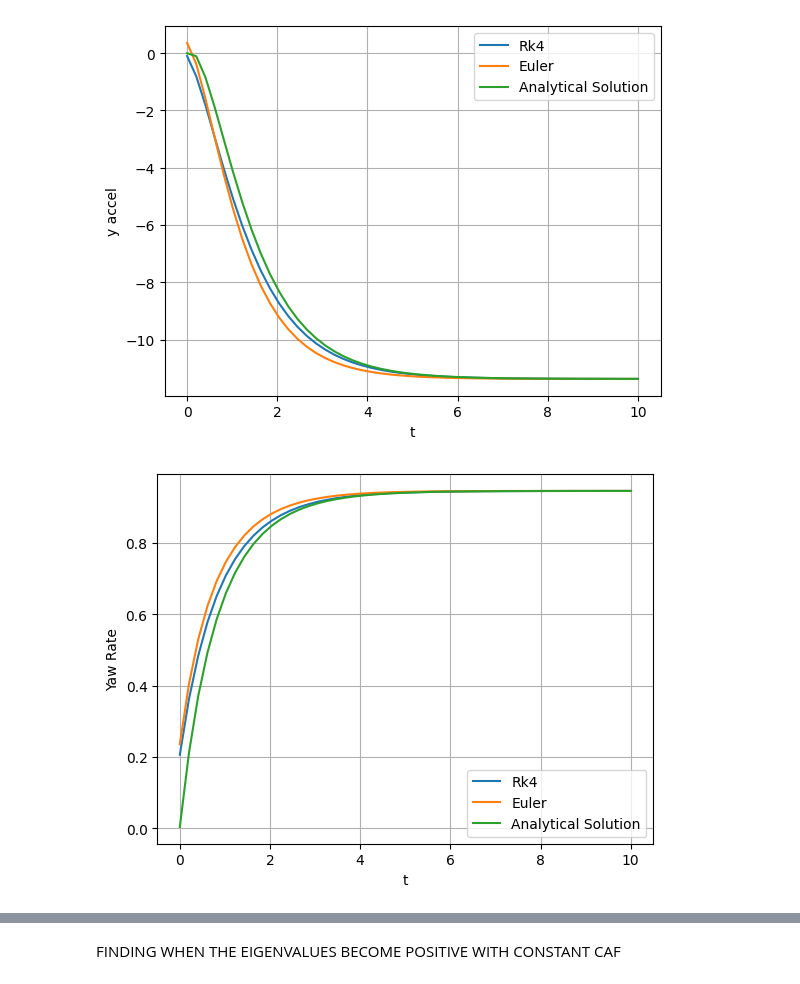
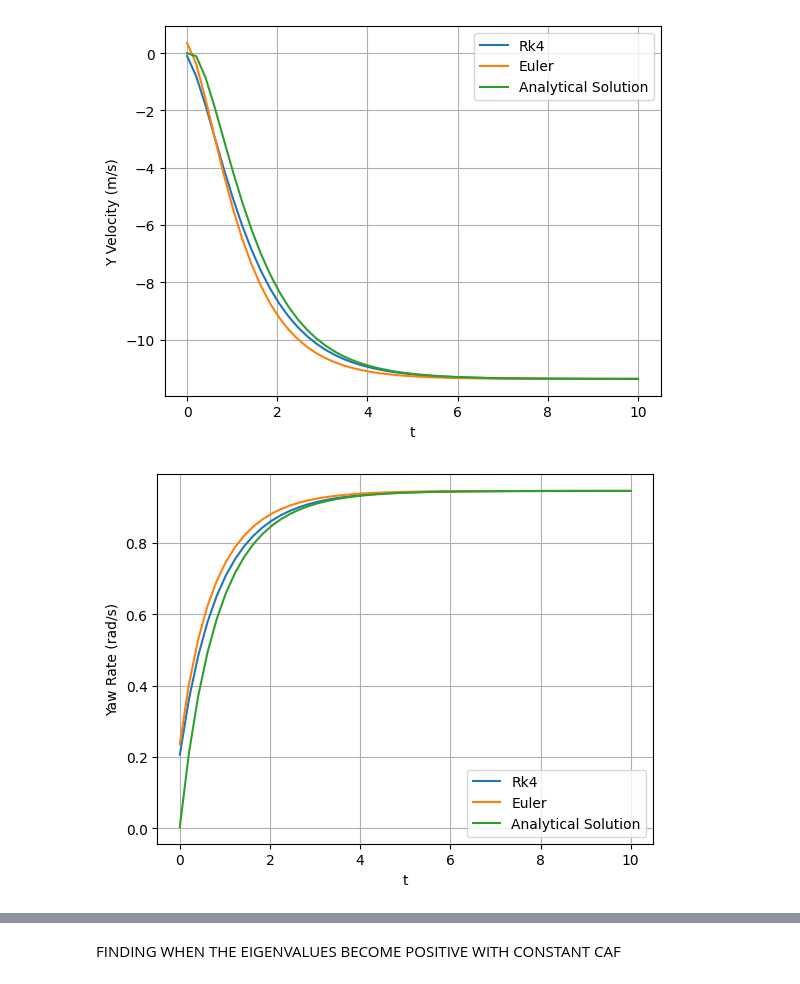
Before and after one commit to hepromark/BicycleModelExploration, a Jupyter notebook: part2d.ipynb, the cells around one changed output, grey strips where cells are left out. Drawn from its saved outputs; the diff is of its cells as text; code cells hidden in the pictures.

```diff
--- a/part2d.ipynb
+++ b/part2d.ipynb
@@ -85,7 +85,7 @@ class BicycleSolver:
 
         # Y accel
         plt.xlabel('t')
-        plt.ylabel("y accel")
+        plt.ylabel("Y Velocity (m/s)")
         plt.legend()
         plt.grid()
         plt.title(title1)
@@ -99,7 +99,7 @@ class BicycleSolver:
             plt.plot(t_values, [val[1] for val in hist], label=labels[i])
 
         plt.xlabel('t')
-        plt.ylabel("Yaw Rate")
+        plt.ylabel("Yaw Rate (rad/s)")
         plt.legend()
         plt.grid()
         plt.title(title2)
@@ -113,35 +113,35 @@ class BicycleSolver:
 
 
 def const_delta(t):
     return 0.1
 
 init_vector = np.array([[0],[0]])
 t_final = 10
 init_t = 0
 step_size = 0.2
 max_iter = int(t_final / step_size)
 
 solver = BicycleSolver(
     m = 1400,
     a = 1.14,
     b = 1.33,
     C_alpha_f = 25000,
     C_alpha_r = 21000,
     I_z = 2420,
     u = 75 * 1000 / 3600
 )
 
 def task_a_model(y, t) -> np.ndarray:
     return solver.bicycle_model(solver.A, solver.B, y, const_delta(t))
 
 res, hist = solver.solve(solver.rk4, task_a_model, init_vector, init_t, max_iter, step_size)
 res_2, hist_2 = solver.solve(solver.eulers_method, task_a_model, init_vector, init_t, max_iter, step_size)
 target_hist = [solver.target(t) for t in np.linspace(init_t, t_final, max_iter)]
 
 solver.visualize_results([hist, hist_2, target_hist], ["Rk4", "Euler", "Analytical Solution"], init_t, t_final, max_iter)
 # %% [output]
-[figure, old version]
+[figure, new version]
-[figure, old version]
+[figure, new version]
 # %%
 import numpy as np
 modified_C_a_f = [17000, 19000, 21000, 23000, 25000, 27000, 29000]
```
Also changed, not shown: parts of 6 cells of this notebook.
